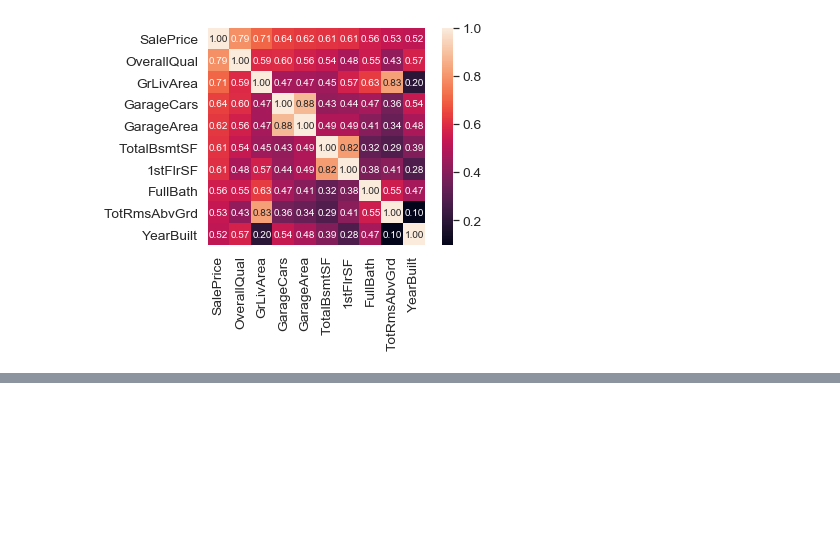
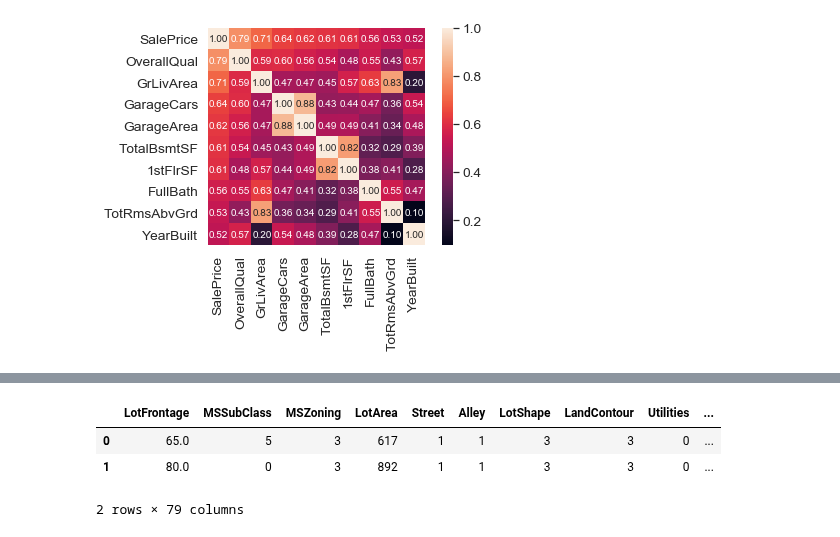
Before and after one commit to sebastianberge/ames-housing-prices, a Jupyter notebook: Seattle - Housing Prices.ipynb, the cells around one changed output, grey strips where cells are left out. Cells and saved outputs as stored; diff of their text form; code cells hidden in the pictures; blank space fills up the shorter version.

```diff
--- a/Seattle - Housing Prices.ipynb
+++ b/Seattle - Housing Prices.ipynb
@@ -90,0 +188,10 @@ sns.heatmap(train.isnull(), yticklabels=False, cbar=False, cmap='viridis')
+# %%
+df['LotFrontage'] = df_merged['LotFrontage']
+
+df = df.set_index('LotFrontage').reset_index()
+df.head(2)
+# %% [output]
+|  | LotFrontage | MSSubClass | MSZoning | LotArea | Street | Alley | LotShape | LandContour | Utilities | ... |
+| 0 | 65.0 | 5 | 3 | 617 | 1 | 1 | 3 | 3 | 0 | ... |
+| 1 | 80.0 | 0 | 3 | 892 | 1 | 1 | 3 | 3 | 0 | ... |
+2 rows × 79 columns
```
Also changed, not shown: parts of 21 cells of this notebook.
